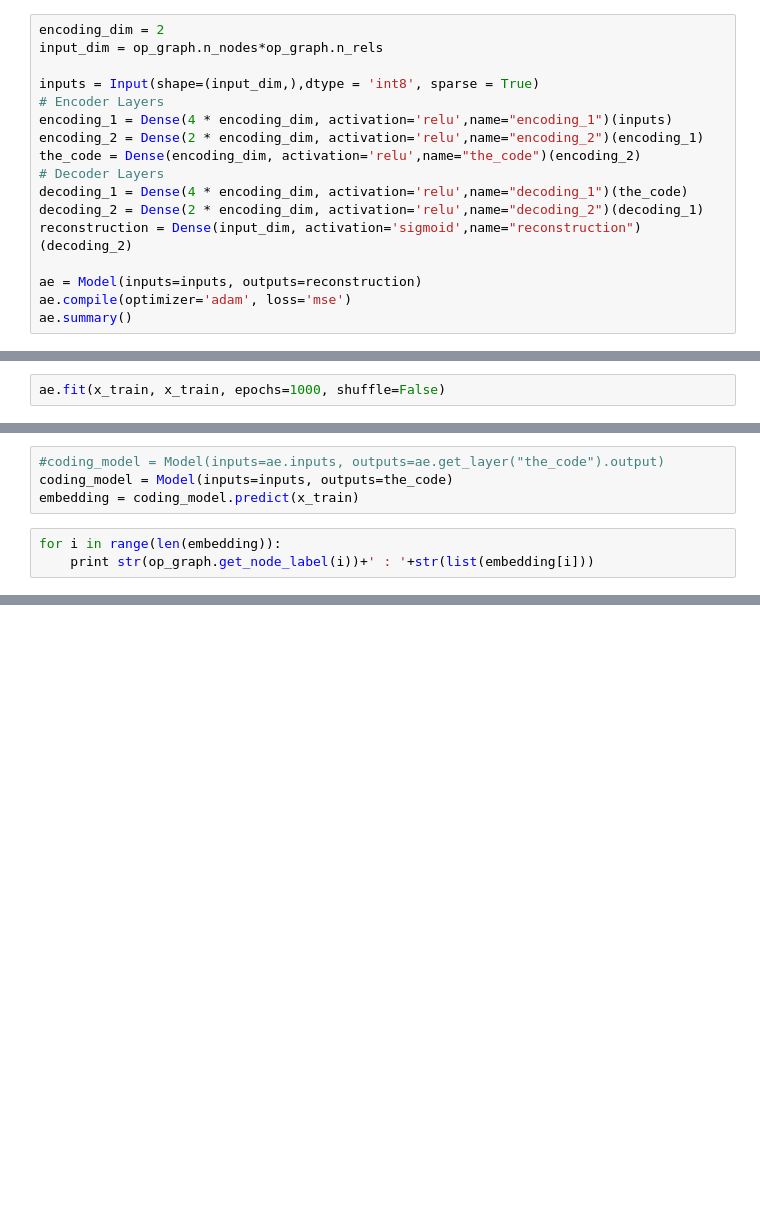
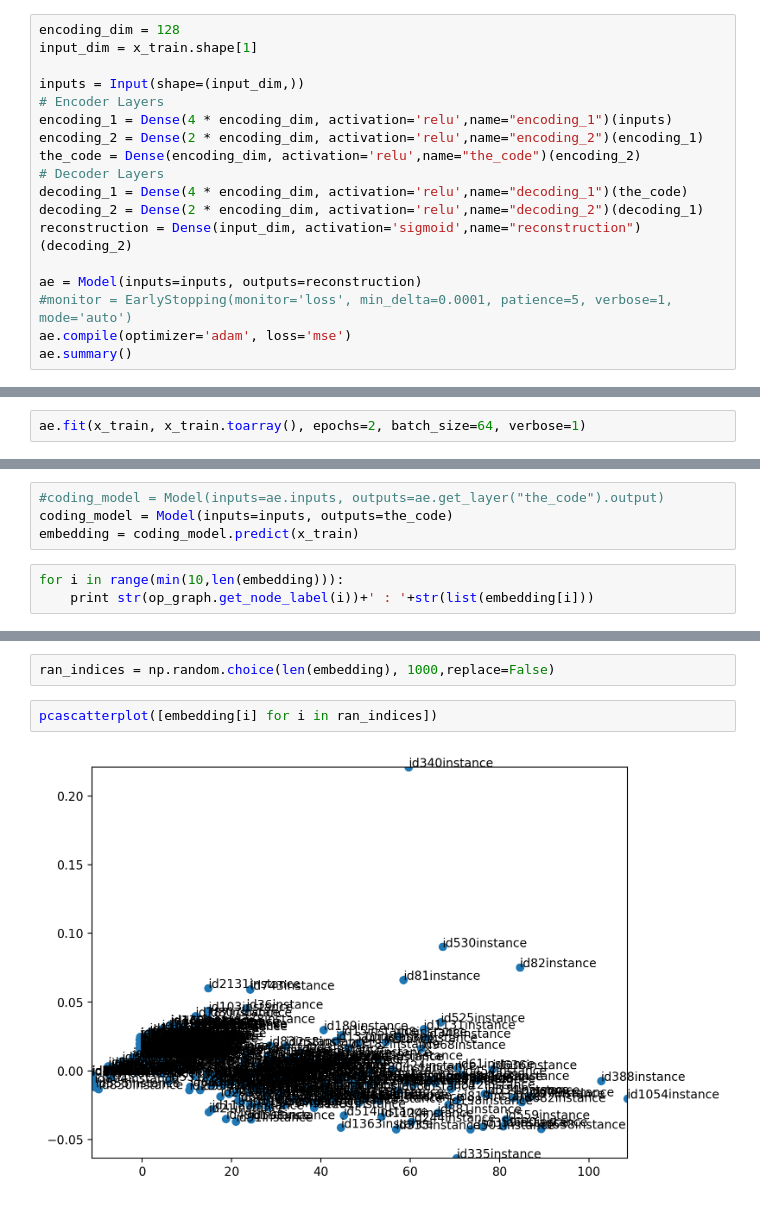
Before and after one commit to bhaney/embeddings, a Jupyter notebook: graph-autoencode-embedding.ipynb, the cells around one changed output, grey strips where cells are left out. Saved outputs shown, nothing was run; the diff lists cells and outputs as text; blank space fills up the shorter version.

```diff
--- a/graph-autoencode-embedding.ipynb
+++ b/graph-autoencode-embedding.ipynb
@@ -106,8 +136,8 @@ print(type(x_train))
 # %%
-encoding_dim = 2
-input_dim = op_graph.n_nodes*op_graph.n_rels
+encoding_dim = 128
+input_dim = x_train.shape[1]
 
-inputs = Input(shape=(input_dim,),dtype = 'int8', sparse = True)
+inputs = Input(shape=(input_dim,))
 # Encoder Layers
 encoding_1 = Dense(4 * encoding_dim, activation='relu',name="encoding_1")(inputs)
 encoding_2 = Dense(2 * encoding_dim, activation='relu',name="encoding_2")(encoding_1)
@@ -118,6 +148,7 @@ decoding_2 = Dense(2 * encoding_dim, activation='relu',name="decoding_2")(decodi
 reconstruction = Dense(input_dim, activation='sigmoid',name="reconstruction")(decoding_2)
 
 ae = Model(inputs=inputs, outputs=reconstruction)
+#monitor = EarlyStopping(monitor='loss', min_delta=0.0001, patience=5, verbose=1, mode='auto')
 ae.compile(optimizer='adam', loss='mse')
 ae.summary()
 # %% [output]
@@ -140,4 +171,4 @@ Non-trainable params: 0.0
 _________________________________________________________________
 # %%
-ae.fit(x_train, x_train, epochs=1000, shuffle=False)
+ae.fit(x_train, x_train.toarray(), epochs=2, batch_size=64, verbose=1)
 # %% [output]
@@ -164,6 +182,6 @@ Epoch 1000/1000
 coding_model = Model(inputs=inputs, outputs=the_code)
 embedding = coding_model.predict(x_train)
 # %%
-for i in range(len(embedding)):
+for i in range(min(10,len(embedding))):
     print str(op_graph.get_node_label(i))+' : '+str(list(embedding[i]))
 # %% [output]
@@ -183,0 +251,6 @@ logic : [2.0262163, 0.9244902]
+# %%
+ran_indices = np.random.choice(len(embedding), 1000,replace=False)
+# %%
+pcascatterplot([embedding[i] for i in ran_indices])
+# %% [output]
+[figure, added]
```
Also changed, not shown: parts of 12 cells of this notebook, 2 other files.
